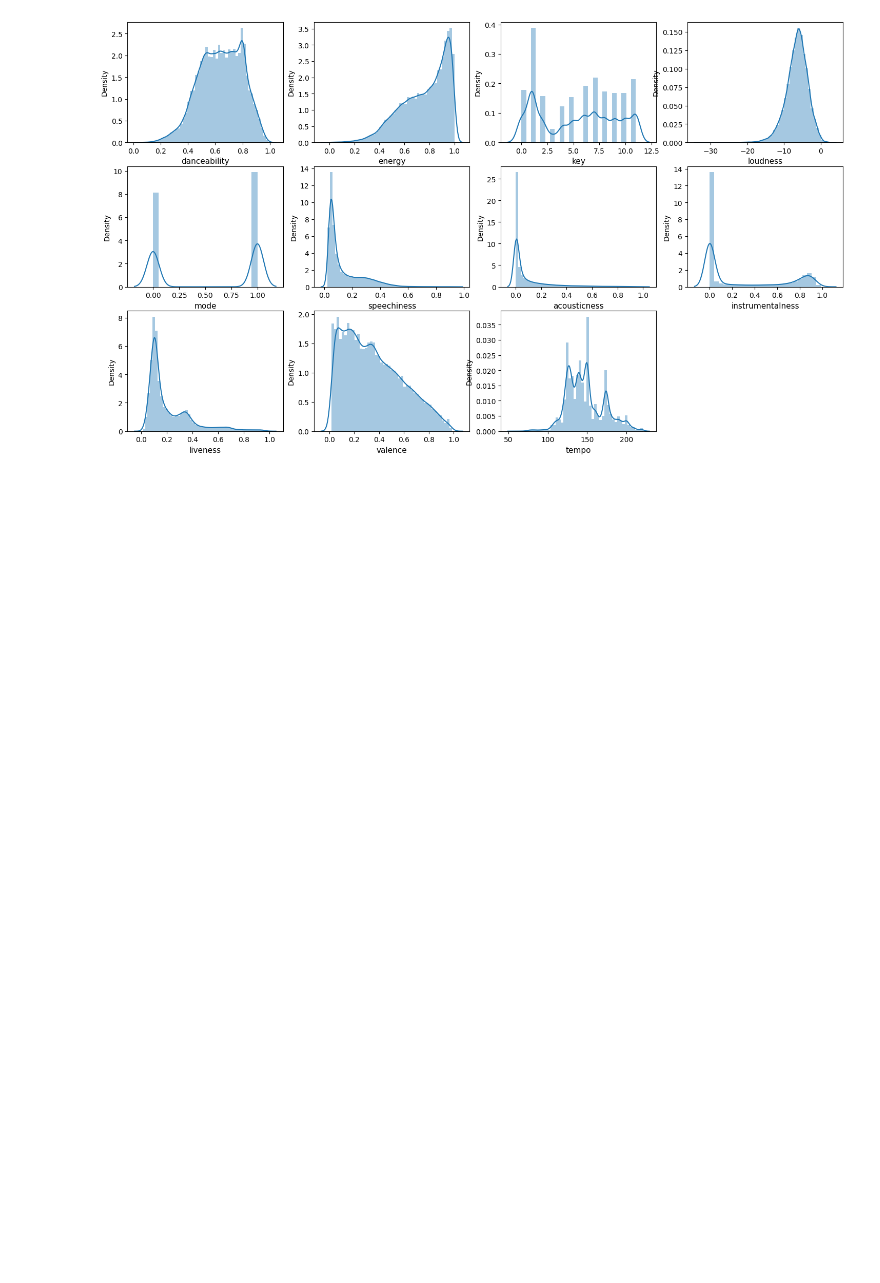
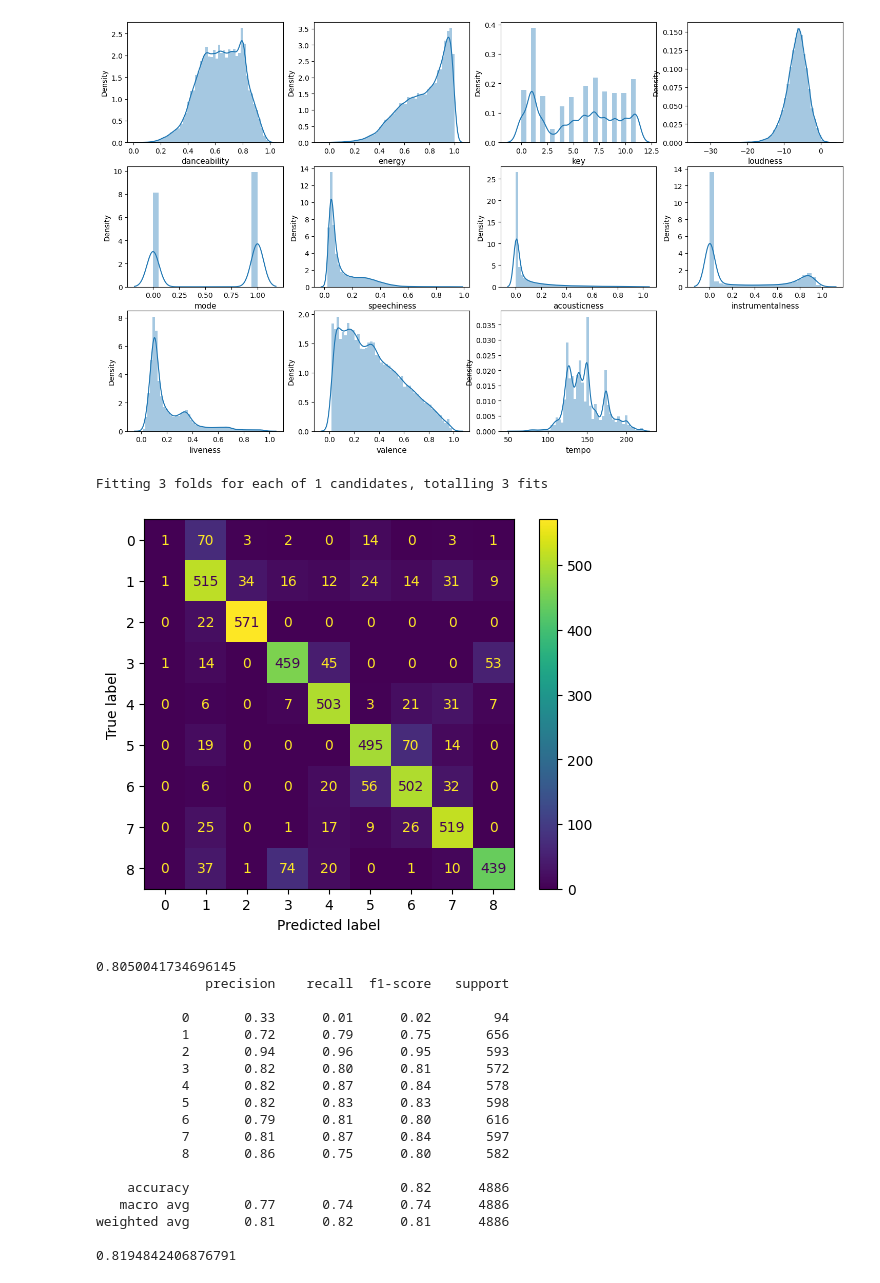
Before and after one commit to vitrag2003/Music-recommendation-system, a Jupyter notebook: yuval/genre.ipynb, the cells around one changed output. Cells and saved outputs as stored; diff of their text form; code cells hidden in the pictures; blank space fills up the shorter version.

Commit message:
implemented models with base params and did EDA

```diff
--- a/yuval/genre.ipynb
+++ b/yuval/genre.ipynb
@@ -112,0 +133,42 @@ pickle.dump(le,open('encoder.pkl','wb'))
+# %%
+def train_model(model,params={}):
+  grid=GridSearchCV(model,param_grid=params,n_jobs=-1,refit=True,cv=3,verbose=1)
+  grid.fit(xtrain,ytrain)
+  return grid
+
+def report(model):
+  print(model.best_params_)
+  preds=model.predict(xtest)
+  cm=metrics.confusion_matrix(ytest,preds)
+  cm_display = metrics.ConfusionMatrixDisplay(confusion_matrix = cm, display_labels = model.classes_)
+  cm_display.plot()
+  plt.show()
+  print(metrics.classification_report(ytest,preds))
+  print('training accuracy:',model.best_score_)
+  print('testing accuracy:',metrics.accuracy_score(ytest,preds))
+# %%
+from sklearn.svm import SVC
+
+svc=train_model(SVC(random_state=0),{})
+report(svc)
+# %% [output]
+Fitting 3 folds for each of 1 candidates, totalling 3 fits
+[figure, added]
+0.8050041734696145
+              precision    recall  f1-score   support
+
+           0       0.33      0.01      0.02        94
+           1       0.72      0.79      0.75       656
+           2       0.94      0.96      0.95       593
+           3       0.82      0.80      0.81       572
+           4       0.82      0.87      0.84       578
+           5       0.82      0.83      0.83       598
+           6       0.79      0.81      0.80       616
+           7       0.81      0.87      0.84       597
+           8       0.86      0.75      0.80       582
+
+    accuracy                           0.82      4886
+   macro avg       0.77      0.74      0.74      4886
+weighted avg       0.81      0.82      0.81      4886
+
+0.8194842406876791
```
Also changed, not shown: parts of 21 cells of this notebook.
